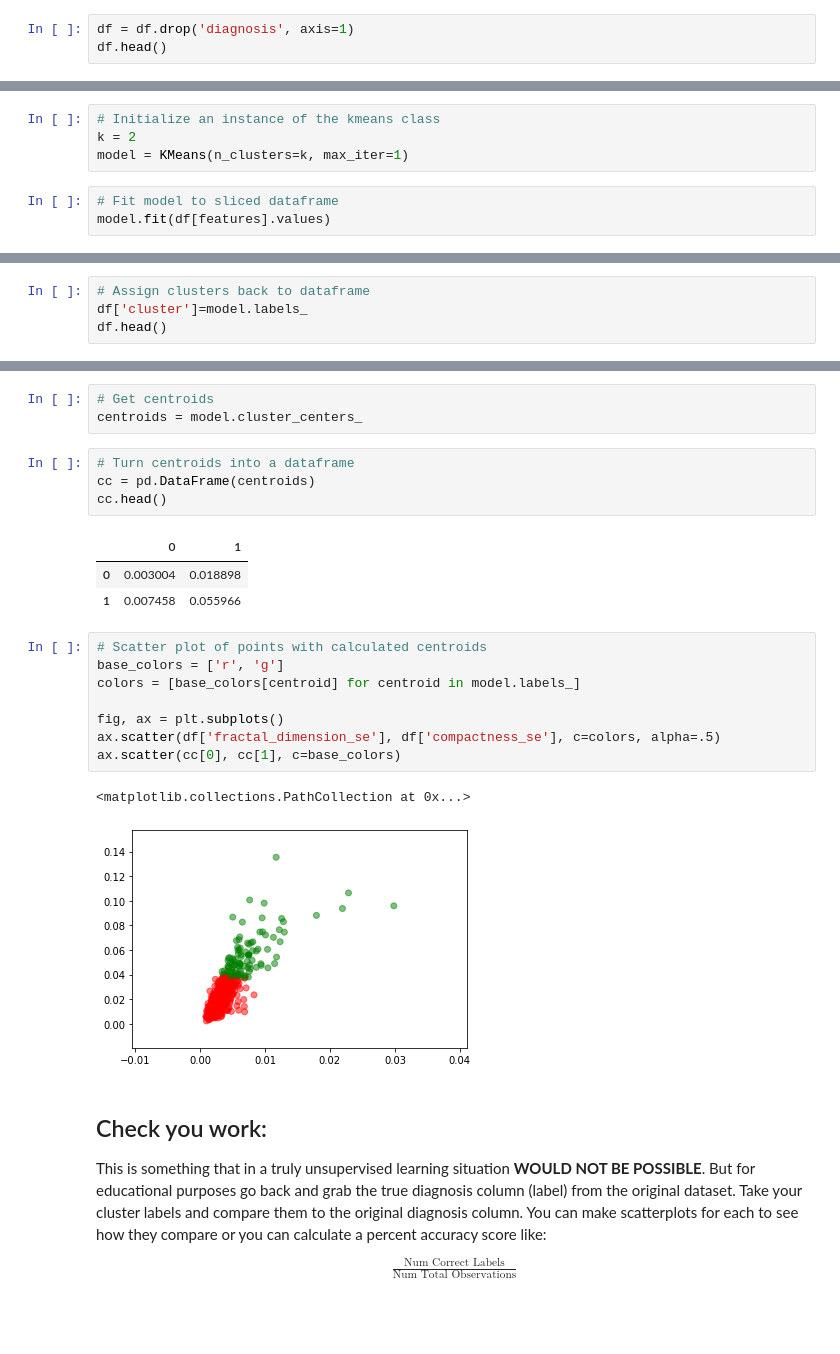
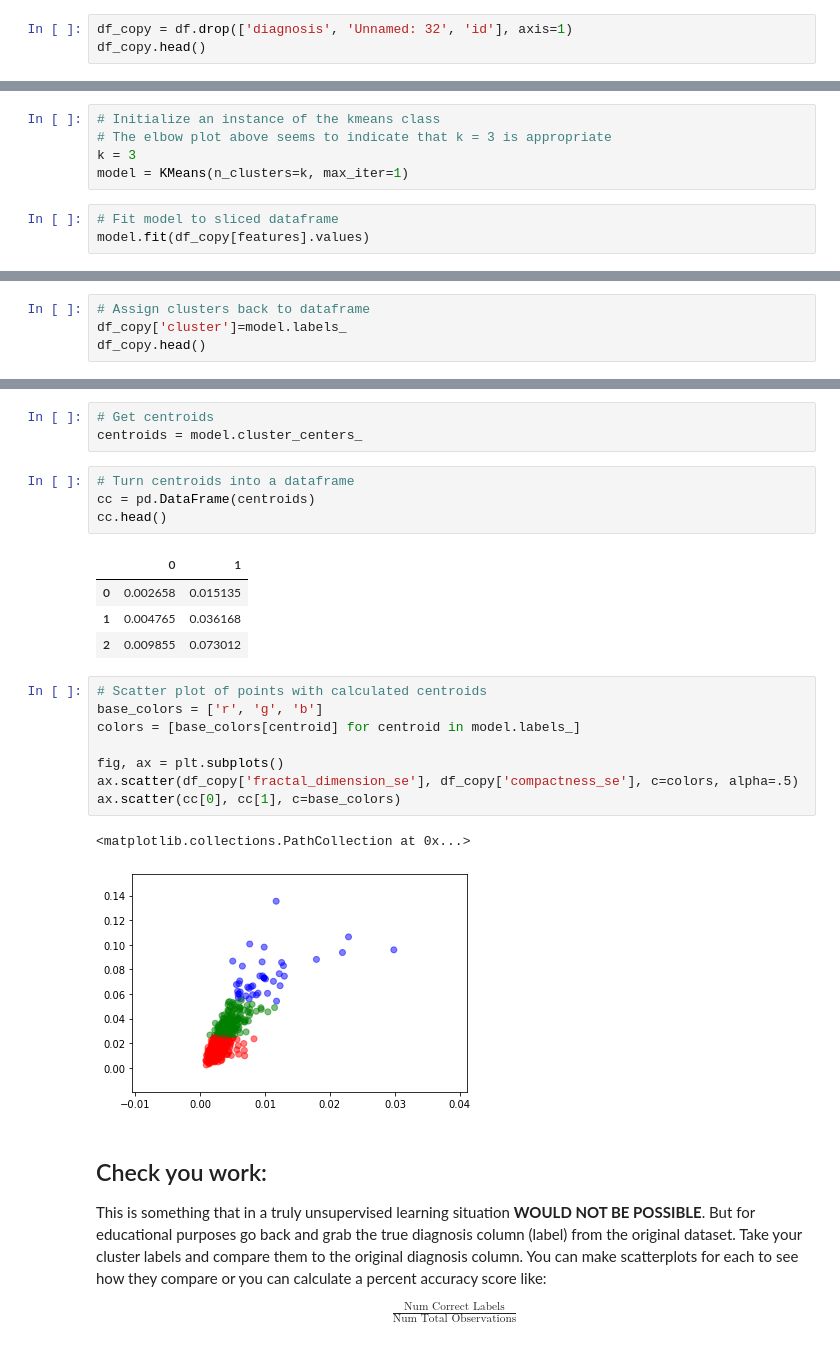
Before and after one commit to ericaburdett/DS-Unit-1-Sprint-3-Linear-Algebra, a Jupyter notebook: module4-clustering/134_Clustering_Assignment.ipynb, the cells around one changed output, grey strips where cells are left out. Cells and saved outputs as stored; diff of their text form; blank space fills up the shorter version.

```diff
--- a/module4-clustering/134_Clustering_Assignment.ipynb
+++ b/module4-clustering/134_Clustering_Assignment.ipynb
@@ -36,6 +36,6 @@ df.head()
 
 (Because we've removed the diagnosis label) - Use this version.
 # %%
-df = df.drop('diagnosis', axis=1)
-df.head()
+df_copy = df.drop(['diagnosis', 'Unnamed: 32', 'id'], axis=1)
+df_copy.head()
 # %% [output]
@@ -85,9 +99,10 @@ from sklearn.cluster import KMeans
 # %%
 # Initialize an instance of the kmeans class
-k = 2
+# The elbow plot above seems to indicate that k = 3 is appropriate
+k = 3
 model = KMeans(n_clusters=k, max_iter=1)
 # %%
 # Fit model to sliced dataframe
-model.fit(df[features].values)
+model.fit(df_copy[features].values)
 # %% [output]
 KMeans(algorithm='auto', copy_x=True, init='k-means++', max_iter=1,
@@ -95,6 +110,6 @@ KMeans(algorithm='auto', copy_x=True, init='k-means++', max_iter=1,
        random_state=None, tol=0.0001, verbose=0)
 # %%
 # Assign clusters back to dataframe
-df['cluster']=model.labels_
-df.head()
+df_copy['cluster']=model.labels_
+df_copy.head()
 # %% [output]
@@ -113,19 +128,20 @@ cc = pd.DataFrame(centroids)
 cc.head()
 # %% [output]
 |  | 0 | 1 |
-| 0 | 0.003004 | 0.018898 |
-| 1 | 0.007458 | 0.055966 |
+| 0 | 0.002658 | 0.015135 |
+| 1 | 0.004765 | 0.036168 |
+| 2 | 0.009855 | 0.073012 |
 # %%
 # Scatter plot of points with calculated centroids
-base_colors = ['r', 'g']
+base_colors = ['r', 'g', 'b']
 colors = [base_colors[centroid] for centroid in model.labels_]
 
 fig, ax = plt.subplots()
-ax.scatter(df['fractal_dimension_se'], df['compactness_se'], c=colors, alpha=.5)
+ax.scatter(df_copy['fractal_dimension_se'], df_copy['compactness_se'], c=colors, alpha=.5)
 ax.scatter(cc[0], cc[1], c=base_colors)
 # %% [output]
 <matplotlib.collections.PathCollection at 0x...>
-[figure, old version]
+[figure, new version]
 # %% [markdown]
 ## Check you work:
 
```
Also changed, not shown: parts of 35 cells of this notebook.
